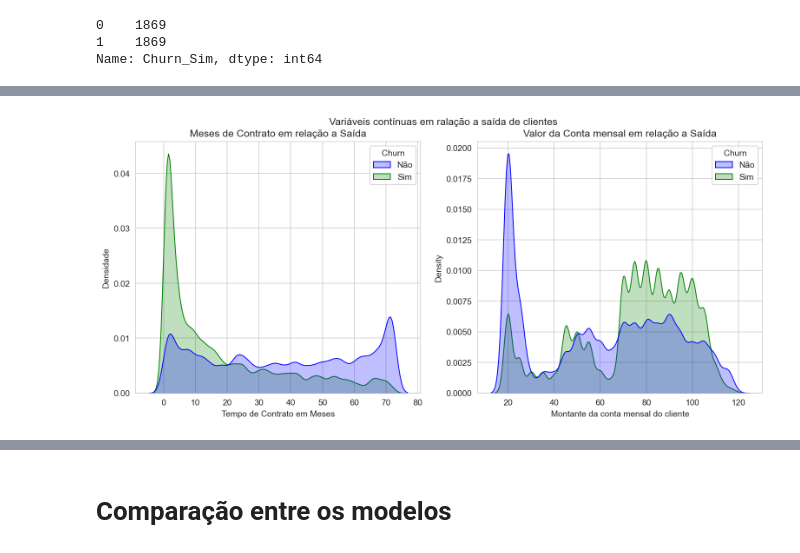
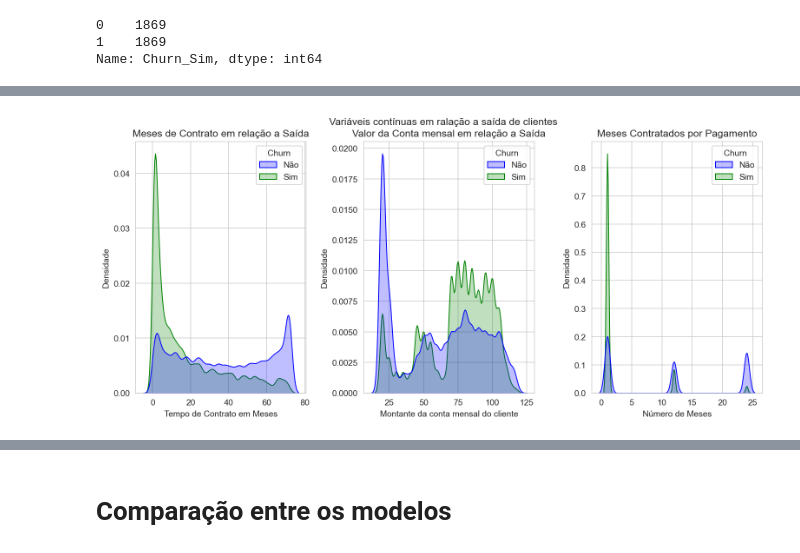
Before and after one commit to chzandonai/churn-detection, a Jupyter notebook: notebooks/deteccao-de-perdas-de-clientes-telefonia.ipynb, the cells around one changed output, grey strips where cells are left out. Drawn from its saved outputs; the diff is of its cells as text; code cells hidden in the pictures.

```diff
--- a/notebooks/deteccao-de-perdas-de-clientes-telefonia.ipynb
+++ b/notebooks/deteccao-de-perdas-de-clientes-telefonia.ipynb
@@ -48,0 +130,7 @@ array(['DSL', 'FibraOptica', 'Nao'], dtype=object)
+# %%
+#transformando o tipo de contrato em MesesParaPagamento
+uniques_tipo_contrato = ['Mensalmente', 'UmAno', 'DoisAnos']
+list(df_raw.TipoDeContrato.unique())
+df_raw['MesesParaPagamento'] = df_raw.TipoDeContrato.replace({'Mensalmente':1, 'UmAno':12, 'DoisAnos':24})
+df_raw = df_raw.drop('TipoDeContrato',axis=1)
+df_raw.loc[:100,:]
@@ -137,7 +202,7 @@ A = A.div(df.select_dtypes(include = 'uint8').sum(axis=0), axis=1).rename_axis('
 A = A
 
 plt.rcParams["figure.dpi"] = 140
-# sns.set_style('whitegrid')
+sns.set_style('whitegrid')
 A.columns = ['Não', 'Sim']
 A.drop('Churn_Sim').plot(kind="barh", rot=0, stacked=True,figsize=(5,5),
                          alpha=0.7, color=['darkblue','darkgreen'])
@@ -145,6 +210,14 @@ A.drop('Churn_Sim').plot(kind="barh", rot=0, stacked=True,figsize=(5,5),
 plt.tick_params(labelsize=9)
 plt.xlabel('Fração de cada Categoria')
 plt.title('Gráfico em Barras da separação das variáveis - desbalanceado',loc='left')
+
+right_bar = mpatches.Patch(color='navy', label='Churn = Não')
+bottom_bar = mpatches.Patch(color='darkgreen', label='Churn = Sim')
+plt.legend(handles=[right_bar, bottom_bar])
+
 plt.savefig('../figs/barplot_desbal.png', dpi=300,bbox_inches='tight' )
+
+
+
 plt.show()
 # %% [output]
@@ -213,25 +273,35 @@ plt.show()
 # %%
-# Creating 2 subplots
+# Criando figura com os dois gráficos de distribuição com ajuste
 
-fig, (ax1, ax2) = plt.subplots(nrows=1,ncols=2)
+tmp = X.copy()
+tmp['Churn']=y
+tmp['Churn'] = tmp['Churn'].replace([0,1],['Não','Sim'])
+
+#definindo a figura e os subplotes
+fig, (ax1, ax2,ax3) = plt.subplots(nrows=1,ncols=3) #uma linha e duas colunas
 fig.suptitle('Variáveis contínuas em ralação a saída de clientes')
 fig.set_figheight(5)
 fig.set_figwidth(11)
 fig.tight_layout(w_pad=4)
 
 ax1.set_title('Meses de Contrato em relação a Saída')
 sns.kdeplot(ax=ax1,data=tmp,x='MesesDeContrato', hue='Churn', fill=True, palette=['blue','green'],bw_adjust=0.3)
 ax1.set_xlabel('Tempo de Contrato em Meses')
 ax1.set_ylabel('Densidade')
 
 
 ax2.set_title('Valor da Conta mensal em relação a Saída')
 sns.kdeplot(ax=ax2,data=tmp,x='ContaMensal', hue='Churn', fill=True, palette=['blue','green'],bw_adjust=0.3)
 ax2.set_xlabel('Montante da conta mensal do cliente')
-ax1.set_ylabel('Densidade')
+ax2.set_ylabel('Densidade')
+
+ax3.set_title('Meses Contratados por Pagamento')
+sns.kdeplot(ax=ax3,data=tmp,x='MesesParaPagamento', hue='Churn', fill=True, palette=['blue','green'],bw_adjust=0.2)
+ax3.set_xlabel('Número de Meses')
+ax3.set_ylabel('Densidade')
 
 
 plt.savefig('../figs/kdplot_meses_valorconta.png',dpi=300, bbox_inches='tight')
 plt.show()
 # %% [output]
-[figure, old version]
+[figure, new version]
```
Also changed, not shown: parts of 39 cells of this notebook, 9 other files.
